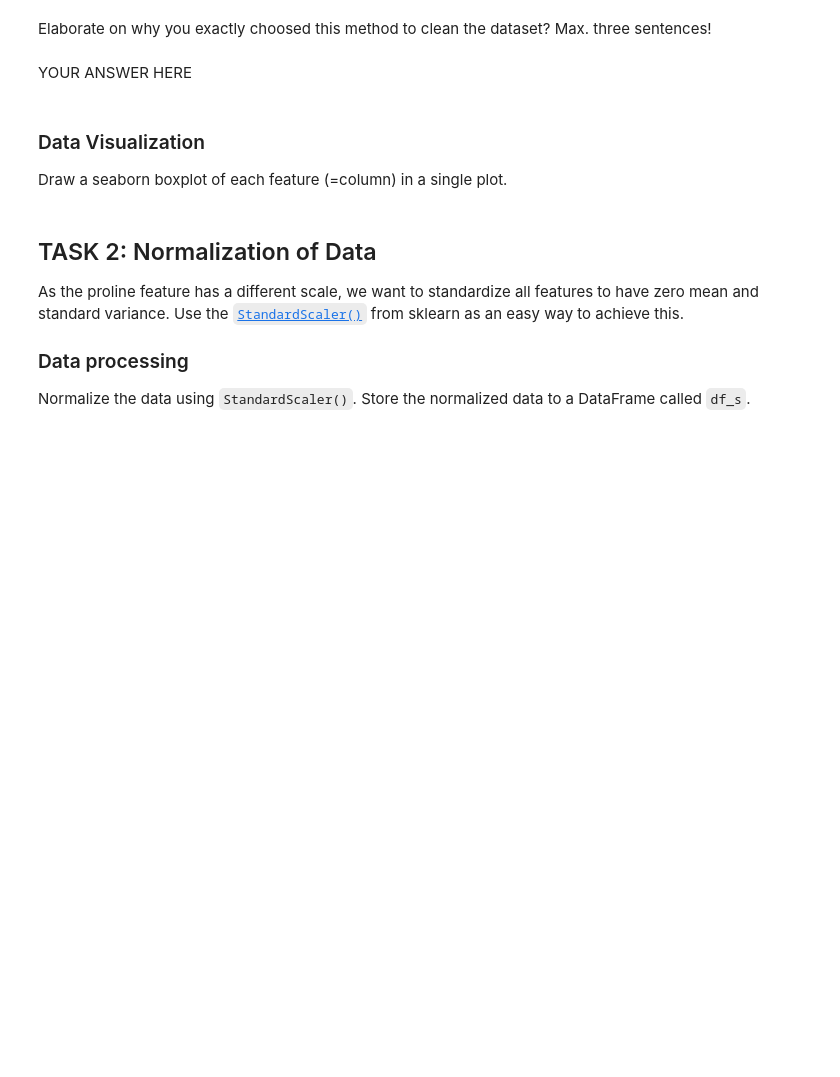
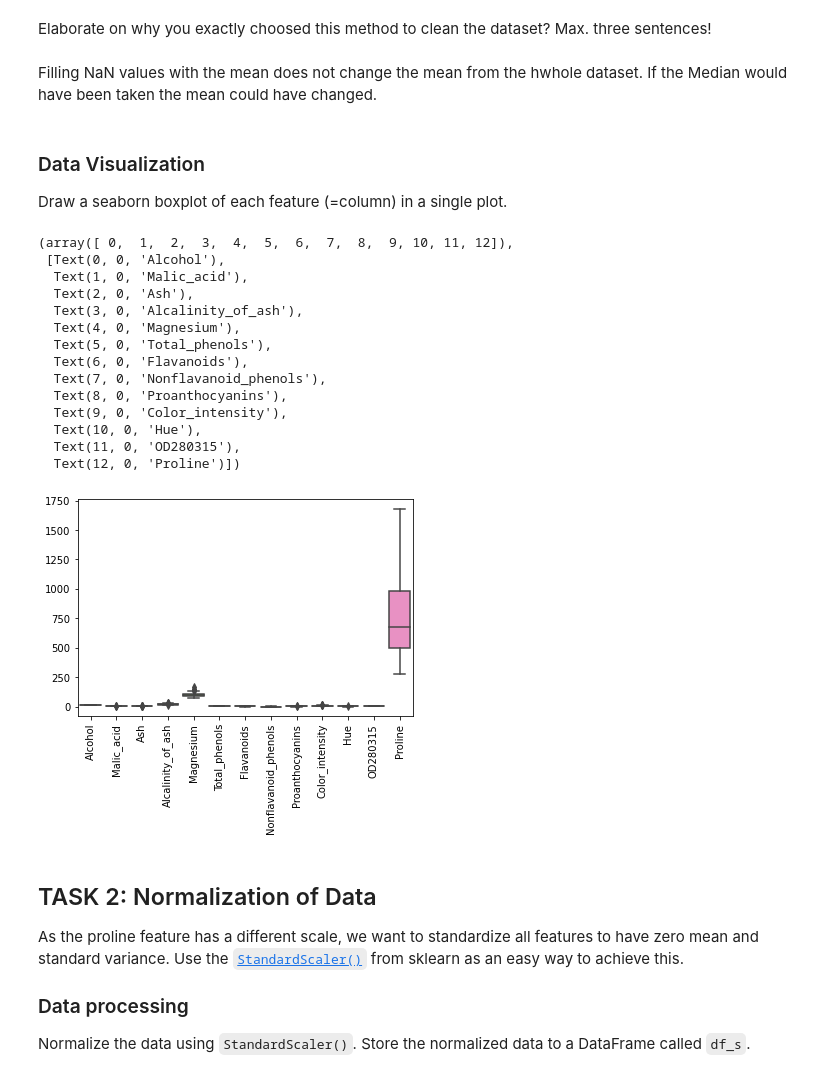
Before and after one commit to m-langer/FH-DataAnalysisP, a Jupyter notebook: LAB/03_ContinuousData.ipynb, the cells around one changed output. Drawn from its saved outputs; the diff is of its cells as text; code cells hidden in the pictures; blank space fills up the shorter version.

```diff
--- a/LAB/03_ContinuousData.ipynb
+++ b/LAB/03_ContinuousData.ipynb
@@ -54,15 +52,17 @@ colums_containing_nan = list(df.loc[:,df.isnull().any()==True].columns)
 Clean the dataset using appropriate methods. See Lecture 5 for some approaches. Do this inplace on DataFrame `df`.
 # %%
 # YOUR CODE HERE
-#raise NotImplementedError()
+# raise NotImplementedError()
 for name in colums_containing_nan:
-    df.fillna()
+    df.loc[df[name].isna(), name] = df[name].mean()
+
+test = list(df.loc[:,df.isnull().any()==True].columns)
 # %%
 # Ignore this cell - this is for automatic grading.
 # %% [markdown]
 Elaborate on why you exactly choosed this method to clean the dataset? Max. three sentences!
-# %% [markdown]
-YOUR ANSWER HERE
+# %% [markdown]
+Filling NaN values with the mean does not change the mean from the hwhole dataset. If the Median would have been taken the mean could have changed.
 # %% [markdown]
 ### Data Visualization
 
@@ -73,3 +70,26 @@ raise NotImplementedError()
+# %%
+# YOUR CODE HERE
+# raise NotImplementedError()
+import matplotlib.pyplot as plt
+import seaborn as sns
+sns.boxplot(data=df)
+plt.xticks(rotation=90)
+# %% [output]
+(array([ 0,  1,  2,  3,  4,  5,  6,  7,  8,  9, 10, 11, 12]),
+ [Text(0, 0, 'Alcohol'),
+  Text(1, 0, 'Malic_acid'),
+  Text(2, 0, 'Ash'),
+  Text(3, 0, 'Alcalinity_of_ash'),
+  Text(4, 0, 'Magnesium'),
+  Text(5, 0, 'Total_phenols'),
+  Text(6, 0, 'Flavanoids'),
+  Text(7, 0, 'Nonflavanoid_phenols'),
+  Text(8, 0, 'Proanthocyanins'),
+  Text(9, 0, 'Color_intensity'),
+  Text(10, 0, 'Hue'),
+  Text(11, 0, 'OD280315'),
+  Text(12, 0, 'Proline')])
+[figure, added]
 # %% [markdown]
 ## TASK 2: Normalization of Data
 
```
Also changed, not shown: parts of 12 cells of this notebook, 16 other files.
